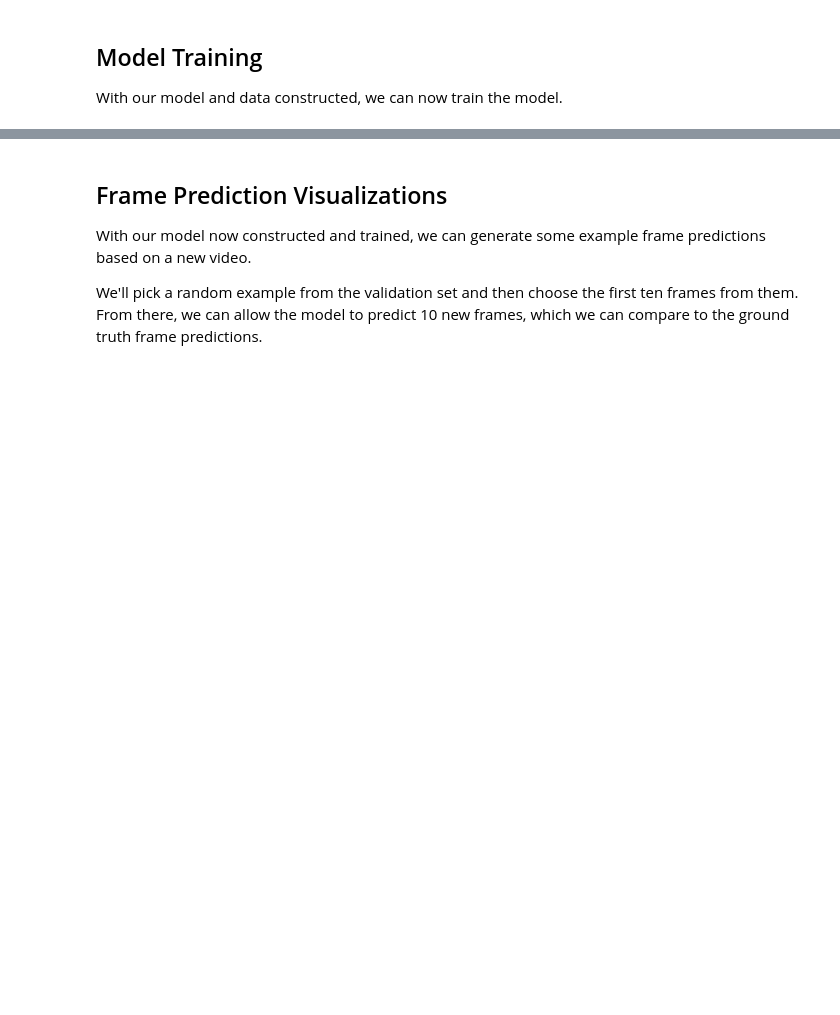
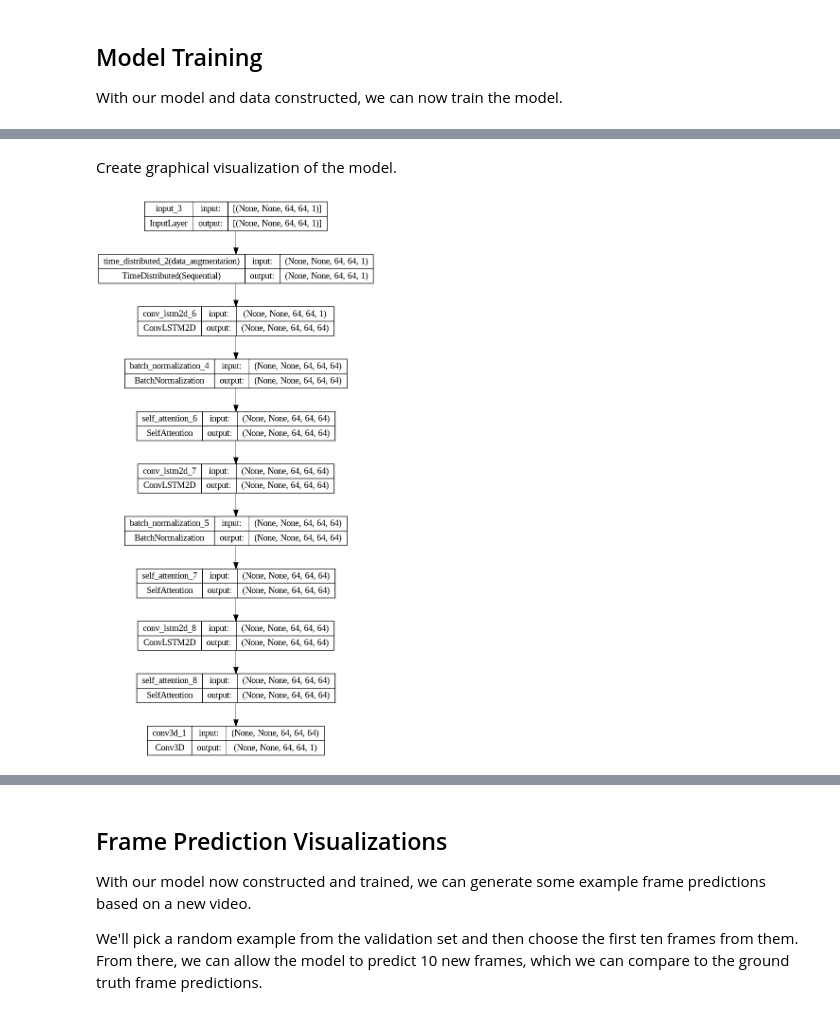
Before and after one commit to yiqiao-yin/WYNAssociates, a Jupyter notebook: docs/ref-deeplearning/ex11k - next frame prediction instruct-vapaad.ipynb, the cells around one changed output, grey strips where cells are left out. Drawn from its saved outputs; the diff is of its cells as text; code cells hidden in the pictures; blank space fills up the shorter version.

```diff
--- a/docs/ref-deeplearning/ex11k - next frame prediction instruct-vapaad.ipynb
+++ b/docs/ref-deeplearning/ex11k - next frame prediction instruct-vapaad.ipynb
@@ -135,29 +164,0 @@ a prediction movie of the same shape.
-# %%
-from tensorflow import keras
-from tensorflow.keras import layers
-import tensorflow as tf
-
-class SelfAttention(layers.Layer):
-    def __init__(self, **kwargs):
-        super(SelfAttention, self).__init__(**kwargs)
-
-    def build(self, input_shape):
-        self.query_dense = layers.Dense(units=input_shape[-1])
-        self.key_dense = layers.Dense(units=input_shape[-1])
-        self.value_dense = layers.Dense(units=input_shape[-1])
-        self.combine_heads = layers.Dense(units=input_shape[-1])
-
-    def call(self, inputs):
-        # Generate query, key, value tensors
-        query = self.query_dense(inputs)
-        key = self.key_dense(inputs)
-        value = self.value_dense(inputs)
-
-        # Calculate attention scores
-        scores = tf.matmul(query, key, transpose_b=True)
-        distribution = tf.nn.softmax(scores)
-        attention_output = tf.matmul(distribution, value)
-
-        # Combine heads and add residual connection
-        combined_output = self.combine_heads(attention_output) + inputs
-        return combined_output
@@ -186,8 +244,8 @@ def vapaad(input_shape: Tuple[int, int, int], image_size: int = 64) -> keras.Mod
     # Initialize the data augmentation pipeline
     data_augmentation = keras.Sequential([
         # layers.RandomFlip("horizontal"),  # Randomly flip frames horizontally
-        layers.RandomRotation(factor=0.02),  # Randomly rotate frames by a small angle
-        # layers.RandomZoom(height_factor=0.1, width_factor=0.1),  # Randomly zoom in on frames
+        # layers.RandomRotation(factor=0.02),  # Randomly rotate frames by a small angle
+        layers.RandomZoom(height_factor=0.01, width_factor=0.01),  # Randomly zoom in on frames
     ], name="data_augmentation")
 
     inp = layers.Input(shape=input_shape)  # Define the input layer with the specified shape
@@ -220,4 +278,4 @@ def vapaad(input_shape: Tuple[int, int, int], image_size: int = 64) -> keras.Mod
 # %%
 # Example usage:
 # Assuming x_train.shape is (900, 19, 64, 64, 1), indicating (samples, frames, height, width, channels)
-model = vapaad(input_shape=(None, *x_train.shape[2:]))
+generator = vapaad(input_shape=(None, *x_train.shape[2:]))
@@ -393,2 +531,6 @@ inst_model.summary()
+# %% [markdown]
+Create graphical visualization of the model.
 # %%
-tf.keras.utils.plot_model(inst_model, show_shapes=True)
+tf.keras.utils.plot_model(generator, show_shapes=True)
+# %% [output]
+[figure, added]
```
Also changed, not shown: parts of 55 cells of this notebook, 7 other files.
